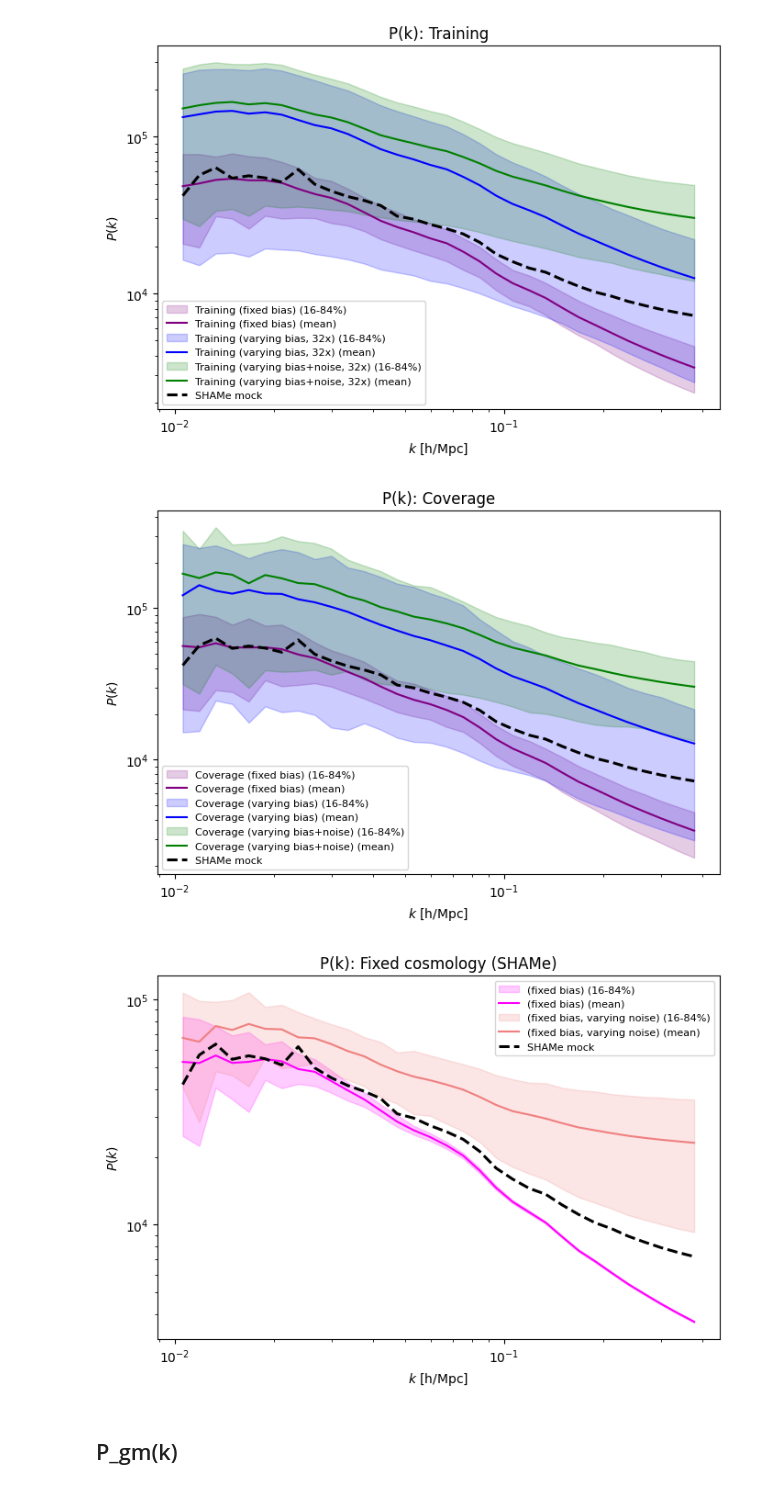
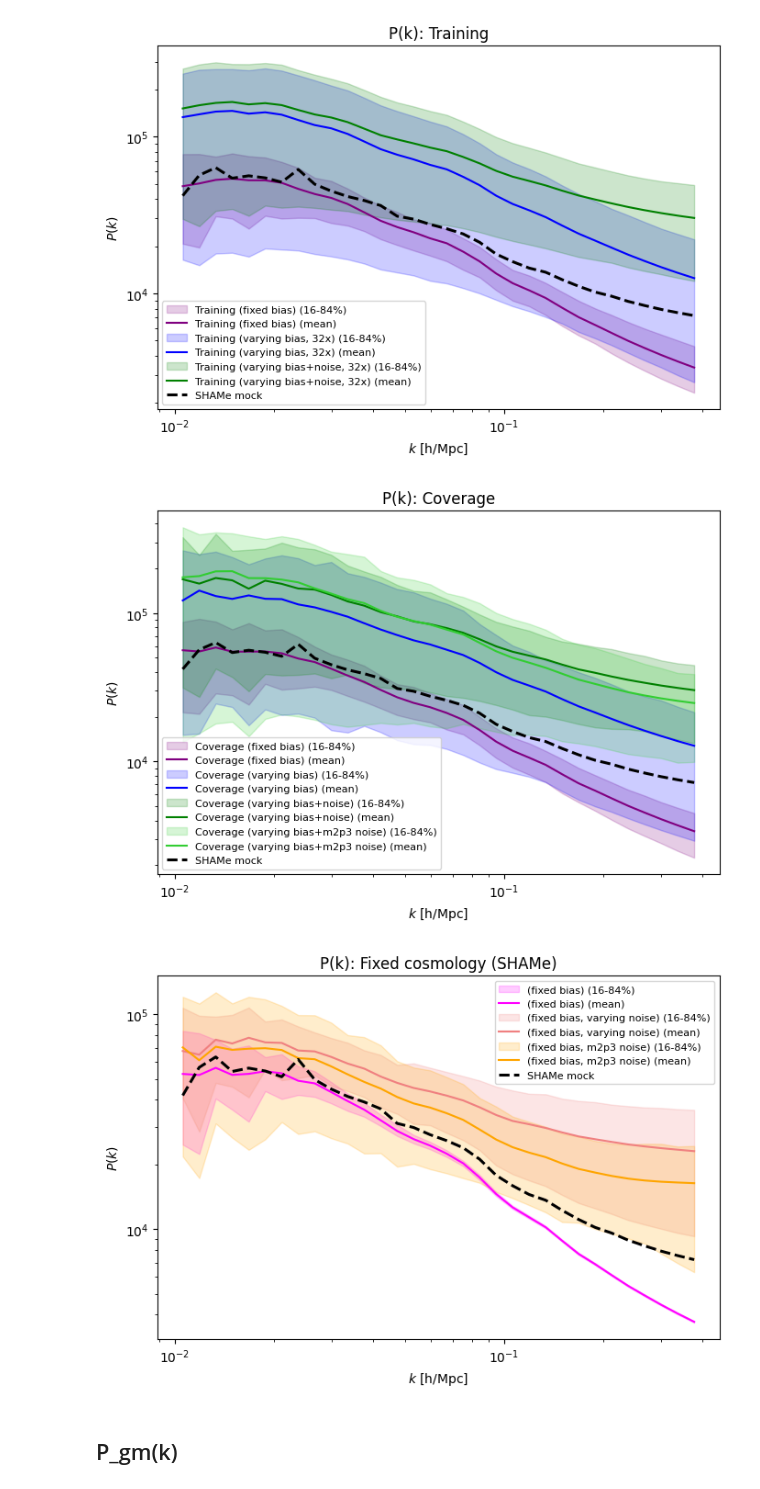
Before and after one commit to kstoreyf/muchisimocks, a Jupyter notebook: notebooks/2026-03-10_load_statistics.ipynb, the cells around one changed output. Saved outputs shown, nothing was run; the diff lists cells and outputs as text; code cells hidden in the pictures.

Commit message:
running updated m2p3 noise model

```diff
--- a/notebooks/2026-03-10_load_statistics.ipynb
+++ b/notebooks/2026-03-10_load_statistics.ipynb
@@ -47,7 +47,9 @@ tag_biasparams_cov = '_biascoverage_p4_n1000'
 # Bias+noise variant (used for the green “varying bias+noise” curves)
 tag_biasparams_nest_noise = '_biasnoisenest_p9_n320000'
 tag_biasparams_cov_noise = '_biasnoisecoverage_p9_n1000'
+tag_biasparams_cov_noisem2 = '_biasnoisem2coverage_p7_n1000'
 tag_biasparams_shame_noise = '_bias_shame_noise_p5_n1000'
+tag_biasparams_shame_noisem2 = '_bias_shame_noisem2_p3_n1000'
 tag_noise = '_noise_unit_p5_n10000'
 tag_noise_coverage = '_noise_unit_coverage_p5_n1000'
 tag_noise_shame = '_noise_unit_shame_p0_n1000'
@@ -56,8 +58,10 @@ tag_noise_shame = '_noise_unit_shame_p0_n1000'
 COLOR_FIXED_BIAS = 'purple'
 COLOR_VARYING_BIAS = 'blue'
 COLOR_VARYING_BIAS_NOISE = 'green'
+COLOR_VARYING_BIAS_NOISE_M2P3 = 'limegreen'
 COLOR_FIXED_COSMO = 'magenta'
 COLOR_FIXED_COSMO_VARYING_NOISE = 'lightcoral'
+COLOR_FIXED_COSMO_M2P3_NOISE = 'orange'
 
 # Plot styles (tunable)
 ALPHA_BAND = 0.20
@@ -290,6 +294,13 @@ k_pk_cov_vary_noise, pks_cov_vary_noise, _, _ = data_loader.load_data_muchisimoc
 mean_pk_cv_noise, p16_pk_cv_noise, p84_pk_cv_noise = stats_summary(pks_cov_vary_noise)
 print(f"Coverage varying bias+noise: {pks_cov_vary_noise.shape}")
 
+# Coverage: varying bias+m2p3 noise
+k_pk_cov_vary_noisem2, pks_cov_vary_noisem2, _, _ = data_loader.load_data_muchisimocks(
+    'pk', tag_params_coverage, tag_biasparams_cov_noisem2, tag_noise=tag_noise_coverage,
+    n_cosmo_max=n_cosmo_max)
+mean_pk_cv_noisem2, p16_pk_cv_noisem2, p84_pk_cv_noisem2 = stats_summary(pks_cov_vary_noisem2)
+print(f"Coverage varying bias+m2p3 noise: {pks_cov_vary_noisem2.shape}")
+
 # Fixed cosmology (shame_p0)
 k_pnn_shame, pks_shame_p0, _, _ = data_loader.load_data_muchisimocks(
     'pk', tag_params_shame_p0, tag_biasparams_fixed, n_cosmo_max=n_cosmo_max)
@@ -302,6 +313,13 @@ k_pnn_shame_noise, pks_shame_noise, _, _ = data_loader.load_data_muchisimocks(
     n_cosmo_max=n_cosmo_max)
 mean_pnn_sp_noise, p16_pnn_sp_noise, p84_pnn_sp_noise = stats_summary(pks_shame_noise)
 print(f"Fixed cosmology (fixed bias, varying noise): {pks_shame_noise.shape}")
+
+# Fixed cosmology with fixed bias, varying m2p3 noise
+k_pnn_shame_noisem2, pks_shame_noisem2, _, _ = data_loader.load_data_muchisimocks(
+    'pk', tag_params_shame_p0, tag_biasparams_shame_noisem2, tag_noise=tag_noise_shame,
+    n_cosmo_max=n_cosmo_max)
+mean_pnn_sp_noisem2, p16_pnn_sp_noisem2, p84_pnn_sp_noisem2 = stats_summary(pks_shame_noisem2)
+print(f"Fixed cosmology (fixed bias, m2p3 noise): {pks_shame_noisem2.shape}")
 # %% [output]
 dir_statistics: /scratch/kstoreyf/muchisimocks/data/pks_mlib/pks_coverage_p5_n1000_biasshame_p0_n1
 Loading muchisimocks data from /scratch/kstoreyf/muchisimocks/data/pnns_mlib/pnns_coverage_p5_n1000
@@ -344,24 +362,28 @@ plot_fill(ax, k_pnn_cov_vary, mean_pnn_cv, p16_pnn_cv, p84_pnn_cv,
           COLOR_VARYING_BIAS, 'Coverage (varying bias)')
 plot_fill(ax, k_pk_cov_vary_noise, mean_pk_cv_noise, p16_pk_cv_noise, p84_pk_cv_noise,
           COLOR_VARYING_BIAS_NOISE, 'Coverage (varying bias+noise)')
+plot_fill(ax, k_pk_cov_vary_noisem2, mean_pk_cv_noisem2, p16_pk_cv_noisem2, p84_pk_cv_noisem2,
+          COLOR_VARYING_BIAS_NOISE_M2P3, 'Coverage (varying bias+m2p3 noise)')
 ax.plot(k_shame_pk, y_shame_pk, color='black', linestyle=SHAME_LINESTYLE, linewidth=SHAME_LINEWIDTH, label='SHAMe mock')
 format_ax(ax, 'P(k): Coverage', r'$k$ [h/Mpc]', r'$P(k)$')
 plt.tight_layout()
 plt.show()
 # %% [output]
-[figure, old version]
+[figure, new version]
 # %%
 fig, ax = plt.subplots(figsize=(7, 5))
 plot_fill(ax, k_pnn_shame, mean_pnn_sp, p16_pnn_sp, p84_pnn_sp,
           COLOR_FIXED_COSMO, '(fixed bias)')
 plot_fill(ax, k_pnn_shame_noise, mean_pnn_sp_noise, p16_pnn_sp_noise, p84_pnn_sp_noise,
           COLOR_FIXED_COSMO_VARYING_NOISE, '(fixed bias, varying noise)')
+plot_fill(ax, k_pnn_shame_noisem2, mean_pnn_sp_noisem2, p16_pnn_sp_noisem2, p84_pnn_sp_noisem2,
+          COLOR_FIXED_COSMO_M2P3_NOISE, '(fixed bias, m2p3 noise)')
 ax.plot(k_shame_pk, y_shame_pk, color='black', linestyle=SHAME_LINESTYLE, linewidth=SHAME_LINEWIDTH, label='SHAMe mock')
 format_ax(ax, 'P(k): Fixed cosmology (SHAMe)', r'$k$ [h/Mpc]', r'$P(k)$')
 plt.tight_layout()
 plt.show()
 # %% [output]
-[figure, old version]
+[figure, new version]
 # %% [markdown]
 ## P_gm(k)
 # %%
```
Also changed, not shown: parts of 10 cells of this notebook, 8 other files.
